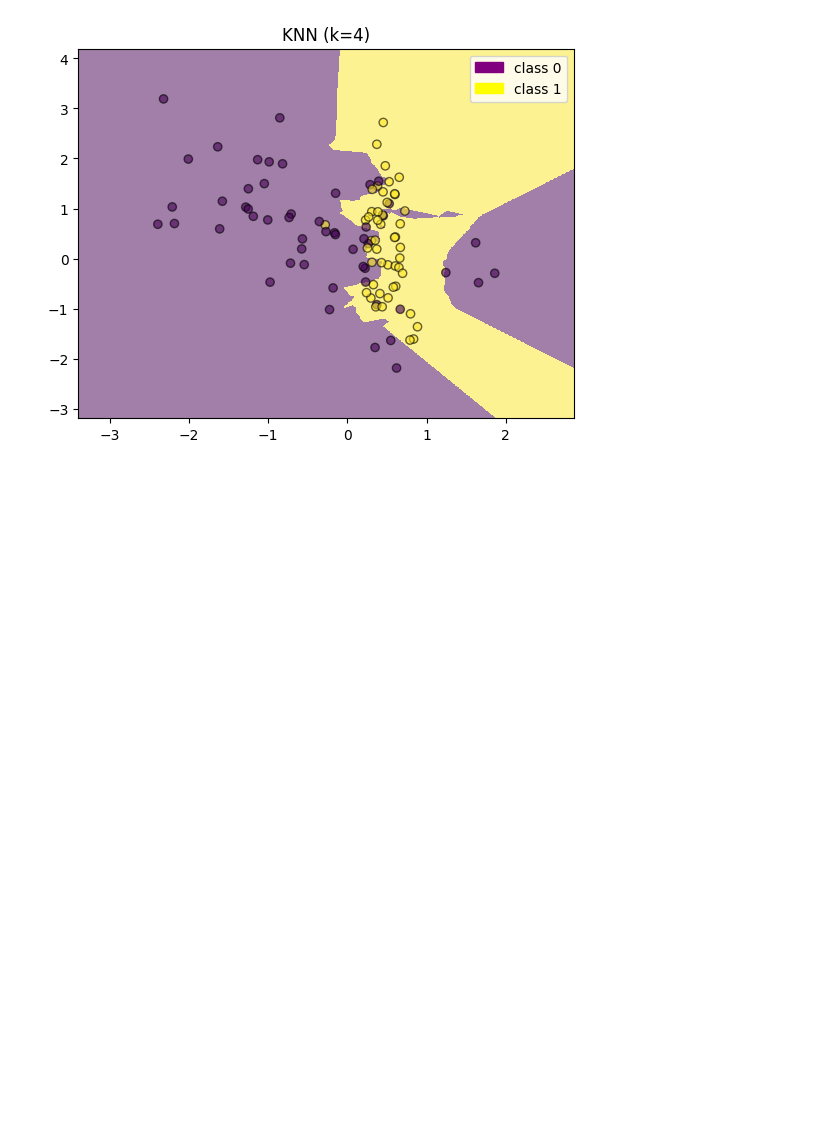
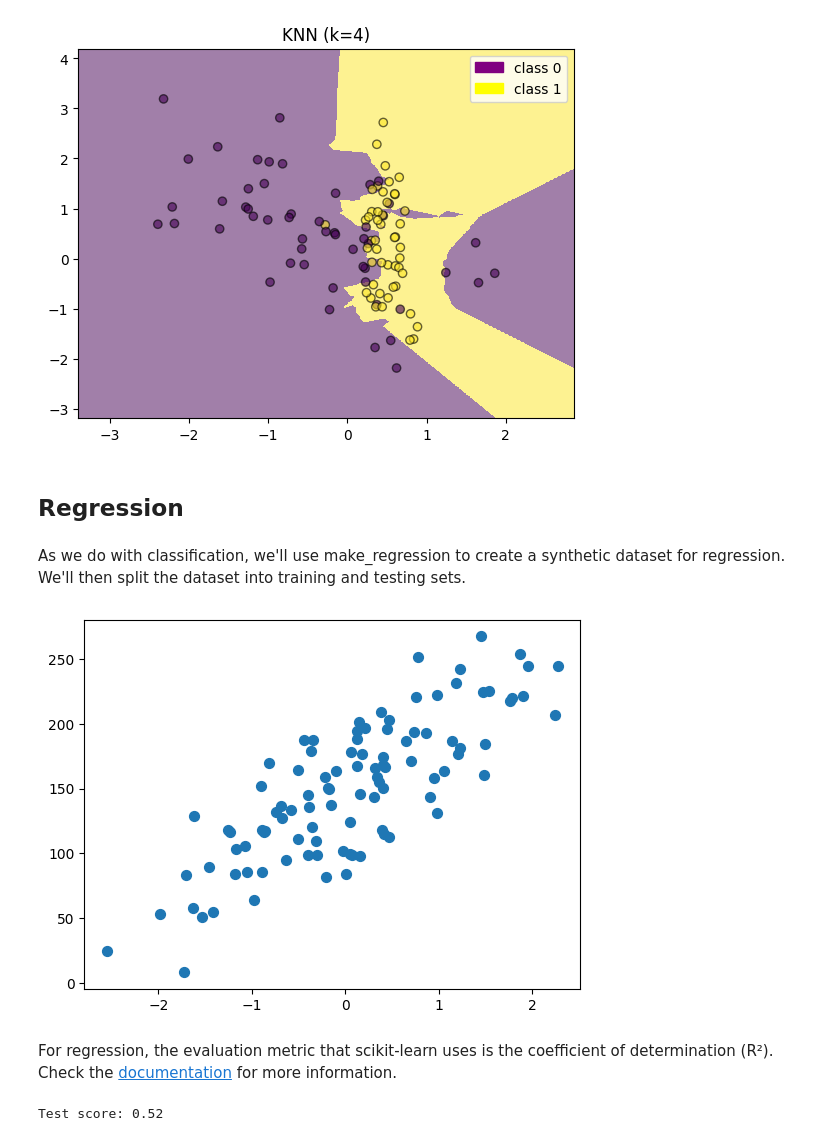
Before and after one commit to yesmanic/Machine_Learning_Models, a Jupyter notebook: K-Nearest Neighbors.ipynb, the cells around one changed output. Drawn from its saved outputs; the diff is of its cells as text; code cells hidden in the pictures; blank space fills up the shorter version.

Commit message:
feat: add KNN regressor

```diff
--- a/K-Nearest Neighbors.ipynb
+++ b/K-Nearest Neighbors.ipynb
@@ -84,3 +91,14 @@ plt.legend(handles=[patch0, patch1])
 plt.show()
 # %% [output]
 [figure]
+# %% [markdown]
+## Regression
+# %% [markdown]
+As we do with classification, we'll use make_regression to create a synthetic dataset for regression. We'll then split the dataset into training and testing sets.
+# %%
+X, y = make_regression(n_samples=100, n_features=1, n_informative=1,
+                       noise=30, bias=150, random_state=0)
+
+plt.scatter(X, y, marker='o', s=50);
+# %% [output]
+[figure, added]
@@ -86,0 +108,7 @@ plt.show()
+# %% [markdown]
+For regression, the evaluation metric that scikit-learn uses is the coefficient of determination (R²). Check the [documentation](https://scikit-learn.org/stable/modules/generated/sklearn.neighbors.KNeighborsRegressor.html#sklearn.neighbors.KNeighborsRegressor.score) for more information.
+# %%
+score = knn_regressor.score(X_test, y_test)
+print(f"Test score: {score:.2f}")
+# %% [output]
+Test score: 0.52
```
Also changed, not shown: parts of 7 cells of this notebook.
